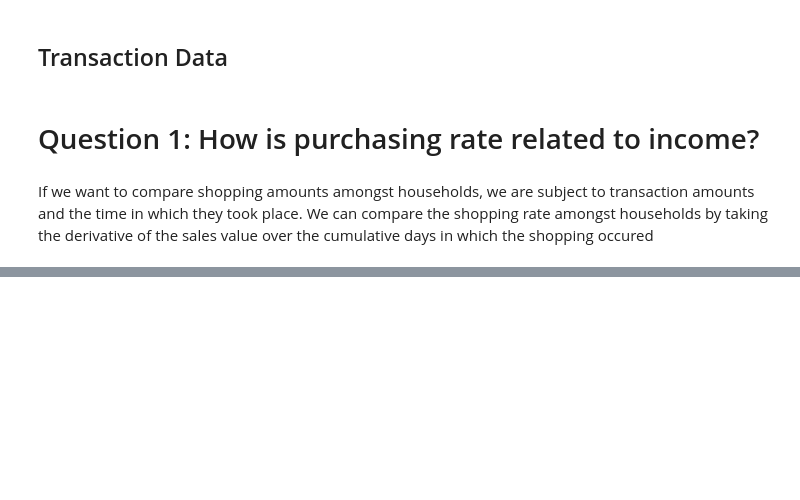
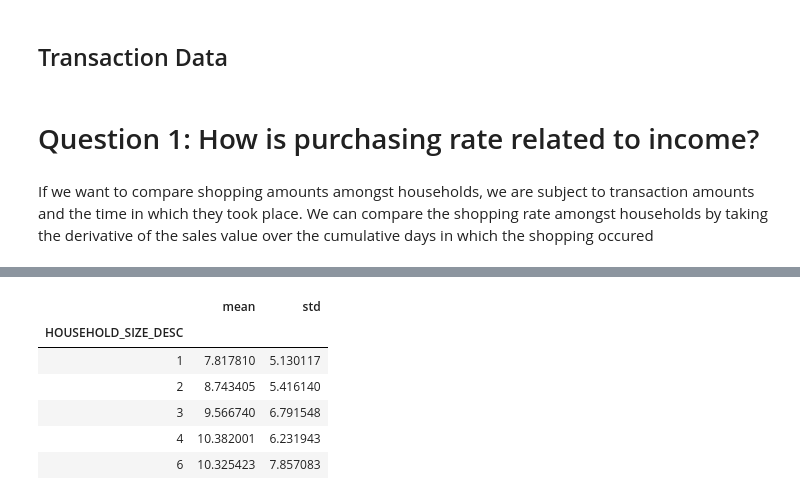
Before and after one commit to raphaelreiss/ADA_project, a Jupyter notebook: src/TermProject.ipynb, the cells around one changed output, grey strips where cells are left out. Saved outputs shown, nothing was run; the diff lists cells and outputs as text; code cells hidden in the pictures; blank space fills up the shorter version.

```diff
--- a/src/TermProject.ipynb
+++ b/src/TermProject.ipynb
@@ -108,8 +168,17 @@ ax.set_ylabel('Purchasing rate ($/day)')
 purchase_rate.rename('purchase_rate',inplace=True)
 hh_demographic_df = hh_demographic_df.join(purchase_rate,on='household_key')
 # %%
-hh_demographic_df.groupby('HOUSEHOLD_SIZE_DESC')['purchase_rate'].agg('mean').plot.bar()
-ax = plt.gca()
-ax.set_title('Purchasing Rate vs. Household Size')
-ax.set_xlabel('Household')
-ax.set_ylabel('Purchasing rate ($/day)')
+hh_demographic_df.replace('5+','6').\
+groupby('HOUSEHOLD_SIZE_DESC')['purchase_rate'].agg(['mean','std'])
+#ax = plt.gca()
+#ax.set_title('Purchasing Rate vs. Household Size')
+#ax.set_xlabel('Household')
+#ax.set_ylabel('Purchasing rate ($/day)')
+# %% [output]
+|  | mean | std |
+| HOUSEHOLD_SIZE_DESC |  |  |
+| 1 | 7.817810 | 5.130117 |
+| 2 | 8.743405 | 5.416140 |
+| 3 | 9.566740 | 6.791548 |
+| 4 | 10.382001 | 6.231943 |
+| 6 | 10.325423 | 7.857083 |
```
Also changed, not shown: parts of 13 cells of this notebook.
